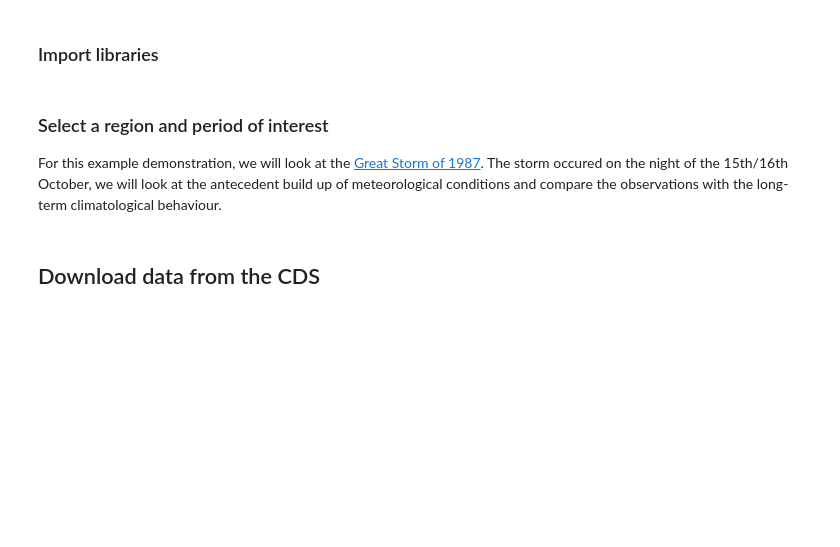
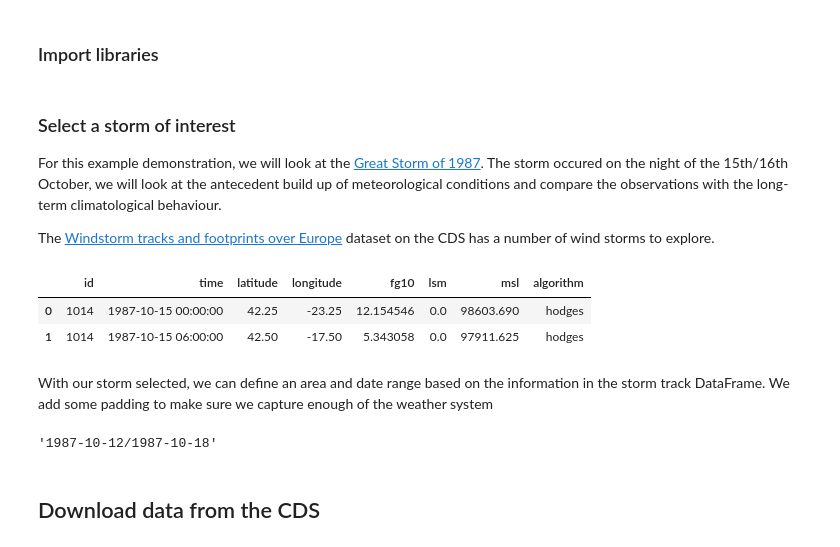
Before and after one commit to EddyCMWF/c3s-training-submodule-insitu-obs, a Jupyter notebook: insitu-obs-against-climatology.ipynb, the cells around one changed output. Cells and saved outputs as stored; diff of their text form; code cells hidden in the pictures; blank space fills up the shorter version.

```diff
--- a/insitu-obs-against-climatology.ipynb
+++ b/insitu-obs-against-climatology.ipynb
@@ -35,17 +38,53 @@ import earthkit.plots as ekp
 # %% [markdown]
-### Select a region and period of interest
+### Select a storm of interest
 
 For this example demonstration, we will look at the
 [Great Storm of 1987](https://en.wikipedia.org/wiki/Great_storm_of_1987).
 The storm occured on the night of the 15th/16th October, we will look at the
 antecedent build up of meteorological conditions and compare the observations
 with the long-term climatological behaviour.
+
+The [Windstorm tracks and footprints over Europe](https://cds.climate.copernicus.eu/datasets/sis-european-wind-storm-reanalysis?tab=overview)
+dataset on the CDS has a number of wind storms to explore.
 # %%
 # Period and region of interest
-area = [65, -10, 45, 30]  # North, West, South, East
 year = "1987"
 month = "10"
-days = ["14", "15", "16", "17"]
+day = "15"
+# %%
+storm_dataset = "sis-european-wind-storm-reanalysis"
+storm_request = {
+    "product": "windstorm_track",
+    "variable": "all",
+    "tracking_algorithm": ["hodges"],
+    "event_aggregation": "single_event",
+    "year": year,
+    "month": month,
+    "day": day
+}
+storm_ekds = ekd.from_source("cds", storm_dataset, storm_request)
+storm_df = storm_ekds.to_pandas()
+storm_df["time"] = pd.to_datetime(storm_df["time"])
+storm_df[:2]
+# %% [output]
+|  | id | time | latitude | longitude | fg10 | lsm | msl | algorithm |
+| 0 | 1014 | 1987-10-15 00:00:00 | 42.25 | -23.25 | 12.154546 | 0.0 | 98603.690 | hodges |
+| 1 | 1014 | 1987-10-15 06:00:00 | 42.50 | -17.50 | 5.343058 | 0.0 | 97911.625 | hodges |
+# %% [markdown]
+With our storm selected, we can define an area and date range based on the information in the storm track DataFrame. We add some padding to make sure we capture enough of the weather system
+# %%
+min_lat = np.floor(storm_df.latitude.min() - 2).item()
+max_lat = np.ceil(storm_df.latitude.max() + 2).item()
+min_lon = np.floor(storm_df.longitude.min() - 2).item()
+max_lon = np.ceil(storm_df.longitude.max() + 2).item()
+area = [max_lat, min_lon, min_lat, max_lon]
+
+start_date = storm_df.time.min()-pd.Timedelta(days=3)
+end_date = storm_df.time.max()+pd.Timedelta(days=1)
+daterange = f"{start_date.strftime('%Y-%m-%d')}/{end_date.strftime('%Y-%m-%d')}"
+daterange
+# %% [output]
+'1987-10-12/1987-10-18'
 # %% [markdown]
 ## Download data from the CDS
 # %% [markdown]
```
Also changed, not shown: parts of 18 cells of this notebook.
